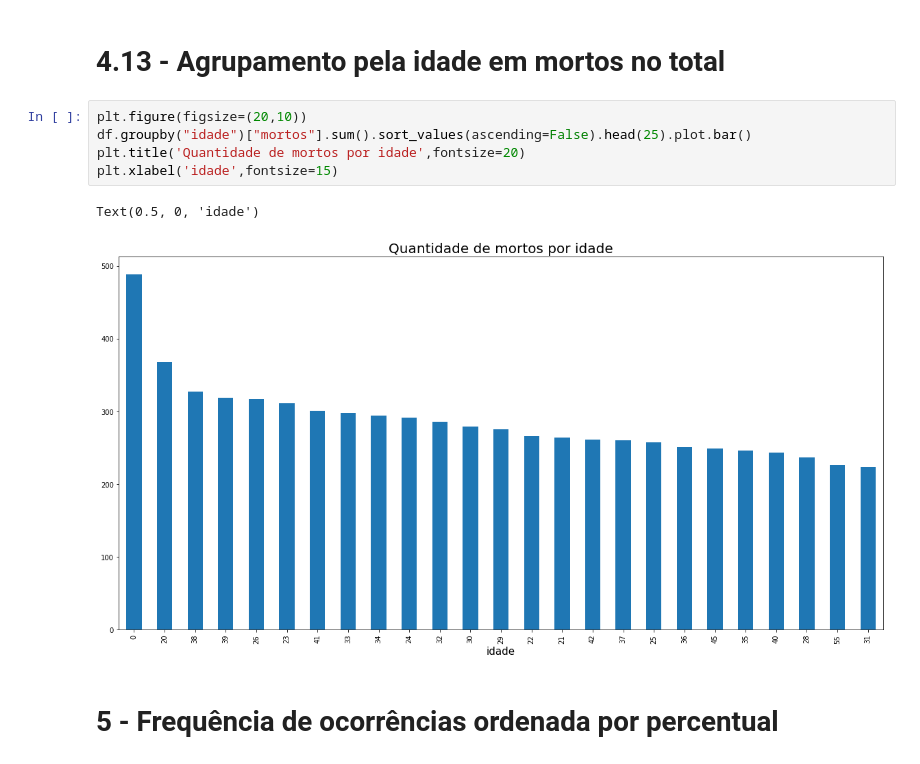
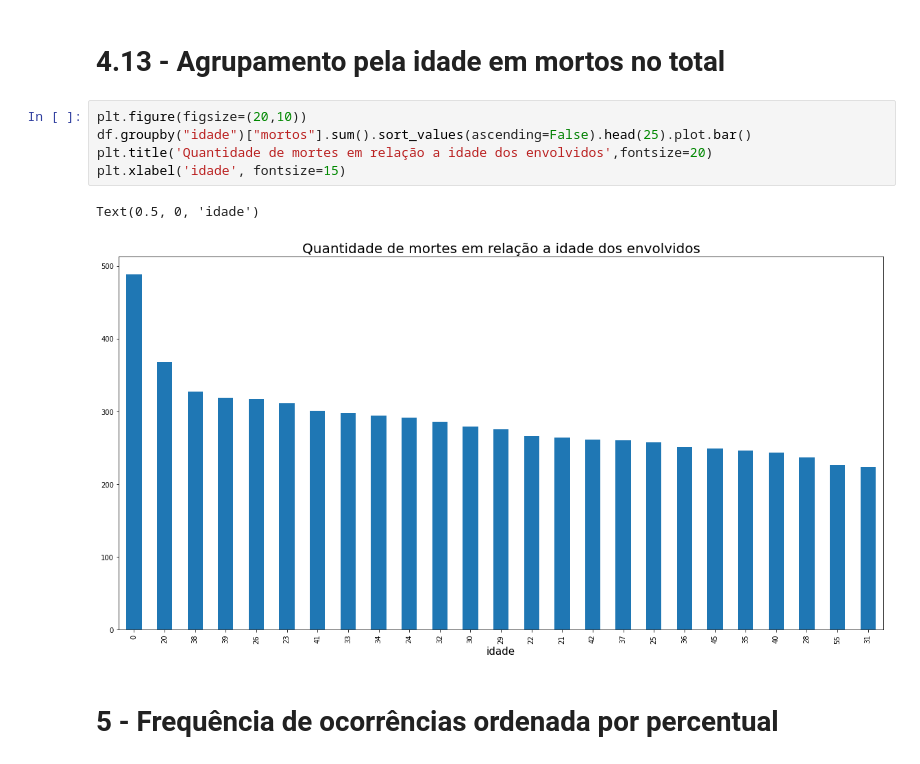
Before and after one commit to RenoirSampaio/DS-FinalProject, a Jupyter notebook: DS_FinalProject.ipynb, the cells around one changed output. Drawn from its saved outputs; the diff is of its cells as text.

```diff
--- a/DS_FinalProject.ipynb
+++ b/DS_FinalProject.ipynb
@@ -324,11 +319,11 @@ Text(0.5, 0, 'mortos')
 # %%
 plt.figure(figsize=(20,10))
 df.groupby("idade")["mortos"].sum().sort_values(ascending=False).head(25).plot.bar()
-plt.title('Quantidade de mortos por idade',fontsize=20)
-plt.xlabel('idade',fontsize=15)
+plt.title('Quantidade de mortes em relação a idade dos envolvidos',fontsize=20)
+plt.xlabel('idade', fontsize=15)
 # %% [output]
 Text(0.5, 0, 'idade')
-[figure, old version]
+[figure, new version]
 # %% [markdown]
 # 5 - Frequência de ocorrências ordenada por percentual
 # %%
```
Also changed, not shown: parts of 24 cells of this notebook.
